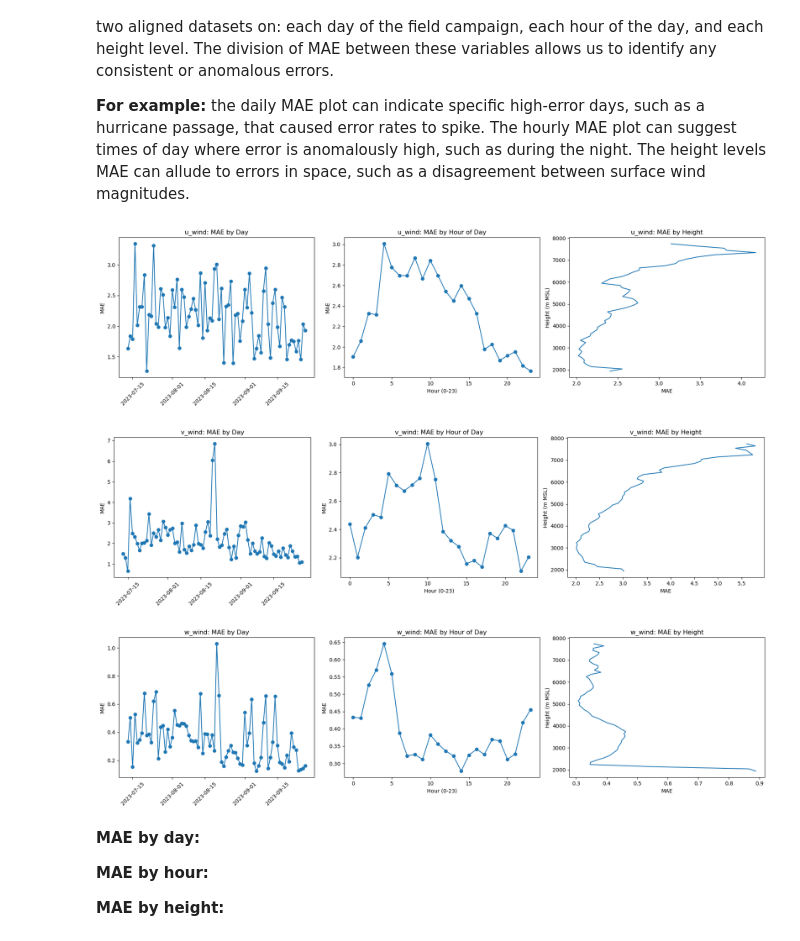
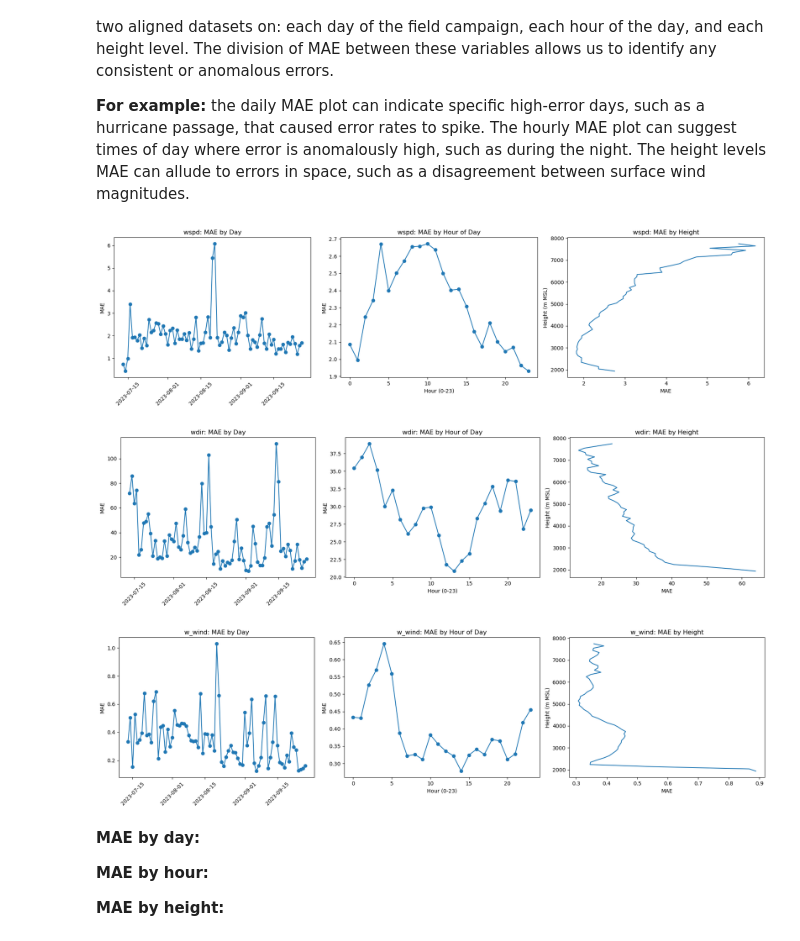
Before and after one commit to myasea8/gdex_eol, a Jupyter notebook: 02_data-comparison.ipynb, the cells around one changed output. Saved outputs shown, nothing was run; the diff lists cells and outputs as text; code cells hidden in the pictures.

Commit message:
Preparation for wspd and wdir in Zarr

```diff
--- a/02_data-comparison.ipynb
+++ b/02_data-comparison.ipynb
@@ -103,7 +103,25 @@ Both the shape of the w winds plot and its associated R^2 values indicate signif
 This second section attempts to understand where the differences between ERA5 and 449 data points arise, exploring the (averaged) mean absolute error (MAE) between the two aligned datasets on: each day of the field campaign, each hour of the day, and each height level. The division of MAE between these variables allows us to identify any consistent or anomalous errors.
 
 **For example:** the daily MAE plot can indicate specific high-error days, such as a hurricane passage, that caused error rates to spike. The hourly MAE plot can suggest times of day where error is anomalously high, such as during the night. The height levels MAE can allude to errors in space, such as a disagreement between surface wind magnitudes.
+# %%
+# Can delete this once included in the zarr
+import metpy.calc as mpcalc
+from metpy.units import units
+
+u = era5_zarr["u_wind"].data * units("m/s")
+v = era5_zarr["v_wind"].data * units("m/s")
+
+u_ = u.compute()
+v_ = v.compute()
+
+wspd = mpcalc.wind_speed(u, v).m
+wdir = mpcalc.wind_direction(u_, v_, convention="from").m
+
+era5_zarr["wspd"] = (("time", "height_msl"), wspd)
+era5_zarr["wdir"] = (("time", "height_msl"), wdir)
 # %%
+vars_to_compare = ["wspd", "wdir", "w_wind"]
+
 for var in vars_to_compare:
     # Load arrays eagerly
     arr1 = prof449Mhz_zarr[var].values
@@ -127,35 +145,35 @@ for var in vars_to_compare:
     df_daily["hour"] = pd.to_datetime(df_daily["time"]).dt.hour
     mae_hourly = df_daily.groupby("hour")["err"].mean()
 
     # --- (3) Height MAE ---
     mae_height = np.nanmean(err, axis=0)  # mean over time dimension
 
     # --- Plot ---
     fig, axes = plt.subplots(1, 3, figsize=(18, 5))
 
     # Daily
     axes[0].plot(mae_daily.index, mae_daily.values, marker="o")
     axes[0].set_title(f"{var}: MAE by Day")
     axes[0].set_ylabel("MAE")
     axes[0].tick_params(axis="x", rotation=45)
 
     # Hour-of-day
     axes[1].plot(mae_hourly.index, mae_hourly.values, marker="o")
     axes[1].set_title(f"{var}: MAE by Hour of Day")
     axes[1].set_xlabel("Hour (0-23)")
     axes[1].set_ylabel("MAE")
 
     # Height
     axes[2].plot(mae_height, height)
     axes[2].set_title(f"{var}: MAE by Height")
     axes[2].set_xlabel("MAE")
     axes[2].set_ylabel("Height (m MSL)")
 
     plt.tight_layout()
     plt.show()
 # %% [output]
-[figure, old version]
+[figure, new version]
-[figure, old version]
+[figure, new version]
 [figure]
 # %% [markdown]
 **MAE by day:**
```
Also changed, not shown: 1 other file.
